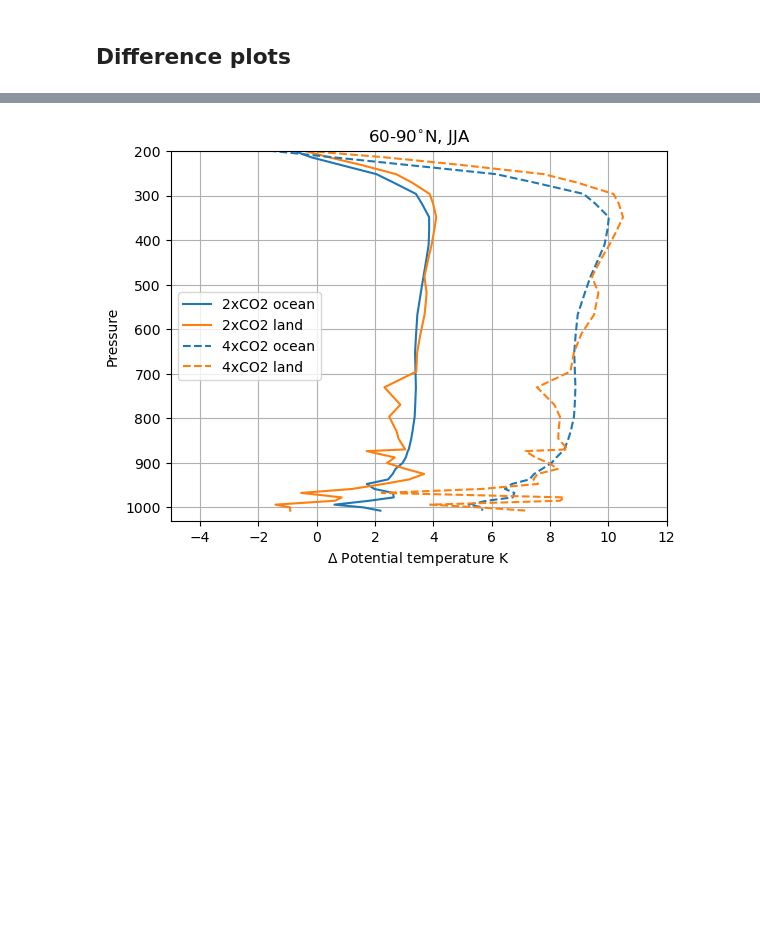
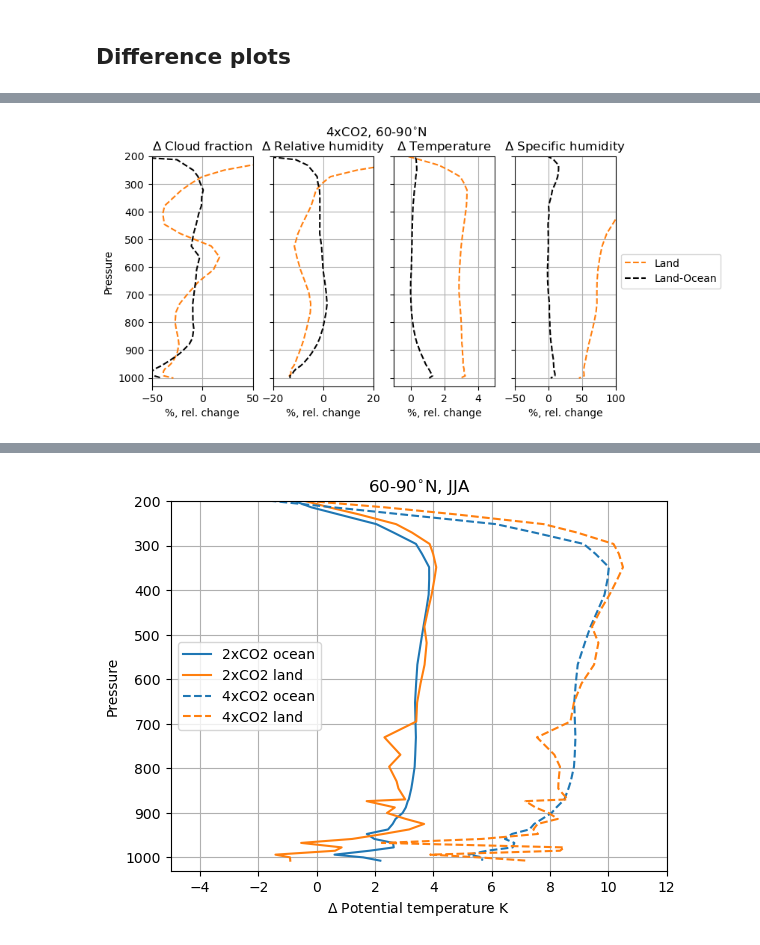
Before and after one commit to astridbg/arctic-cloud-feedbacks, a Jupyter notebook: vertical_profiles.ipynb, the cells around one changed output, grey strips where cells are left out. Cells and saved outputs as stored; diff of their text form; code cells hidden in the pictures; blank space fills up the shorter version.

```diff
--- a/vertical_profiles.ipynb
+++ b/vertical_profiles.ipynb
@@ -91,5 +124,5 @@ oceanmask = 1-landmask
 # %%
-maskdir = '/nird/projects/NS9600K/astridbg/arctic-cld-feedbacks/data/'
+maskdir = '/nird/datapeak/NS9600K/astridbg/arctic-cld-feedbacks/data/'
 tslice = slice('2040-01-01', '2069-12-31')
 
 ds_masks_piClim = xr.open_dataset(maskdir+'N1850_f19_tn14_noresm2_3_slf_output_20250529.camextra.concatfiles.nc')
@@ -105,6 +138,8 @@ icemask_4xCO2 = ds_masks_4xCO2['ICEFRAC'].sel(time=tslice).groupby('time.season'
 oceanmask_season = xr.broadcast(oceanmask, icemask_piClim.season)[0]
 openocean_piClim = oceanmask_season - icemask_piClim
 openocean_4xCO2 = oceanmask_season - icemask_4xCO2
+
+#openocean_strict = oceanmask - icemask_strict
 # %% [markdown]
 ## Create seasonal means
 # %%
@@ -232,0 +207,40 @@ plt.show()
+# %%
+ONLY_OPEN_OCEAN=True
+season = 'JJA'
+co2_conc = 'abrupt-4xCO2'
+Arctic_limit = 60
+vars = ['CLOUD','RELHUM','T','Q']
+xlims = [[-50,50], [-20,20], [-1,5], [-50,100]]
+names = ['Cloud fraction', 'Relative humidity', 'Temperature', 'Specific humidity']
+
+fig, axs = plt.subplots(1, 4, figsize=(8,4), sharey=True)
+fig.suptitle(co2_conc.split('-')[-1]+', '+str(Arctic_limit)+'-90$^{\circ}$N')
+
+for ax, var,xlim, name, unit in zip(axs.flatten(),vars, xlims, names, units):
+
+    Arctic_lnd_piClim = functions.computeWeightedMeanMasked(ds_seasons[var].sel(lat=slice(Arctic_limit, 90), season=season, co2_conc='piClim'), landmask.sel(lat=slice(Arctic_limit, 90)))
+    Arctic_lnd_per = functions.computeWeightedMeanMasked(ds_seasons[var].sel(lat=slice(Arctic_limit, 90), season=season, co2_conc=co2_conc), landmask.sel(lat=slice(Arctic_limit, 90)))
+    if ONLY_OPEN_OCEAN:
+        Arctic_ocn_piClim = functions.computeWeightedMeanMasked(ds_seasons[var].sel(lat=slice(Arctic_limit, 90), season=season, co2_conc='piClim'), openocean_piClim.sel(lat=slice(Arctic_limit, 90), season=season))
+        Arctic_ocn_per = functions.computeWeightedMeanMasked(ds_seasons[var].sel(lat=slice(Arctic_limit, 90), season=season, co2_conc=co2_conc), openocean_piClim.sel(lat=slice(Arctic_limit, 90), season=season))
+    else:
+        Arctic_ocn_piClim = functions.computeWeightedMeanMasked(ds_seasons[var].sel(lat=slice(Arctic_limit, 90), season=season, co2_conc='piClim'), oceanmask.sel(lat=slice(Arctic_limit, 90)))
+        Arctic_ocn_per = functions.computeWeightedMeanMasked(ds_seasons[var].sel(lat=slice(Arctic_limit, 90), season=season, co2_conc=co2_conc), oceanmask.sel(lat=slice(Arctic_limit, 90)))
+
+    d_lnd = (Arctic_lnd_per-Arctic_lnd_piClim)/Arctic_lnd_piClim*100
+    d_ocn = (Arctic_ocn_per-Arctic_ocn_piClim)/Arctic_ocn_piClim*100
+
+    ax.plot(d_lnd, ds_seasons.plev, color='tab:orange', linestyle = '--',label='Land')
+    ax.plot(d_lnd-d_ocn, ds_seasons.plev, color='black', linestyle = '--', label='Land-Ocean')
+
+
+    ax.set_ylim([1030,200])
+    ax.set_xlabel('%, rel. change')
+    ax.set_title('$\Delta$ '+name)
+    ax.set_xlim(xlim)
+    ax.grid()
+axs[0].set_ylabel('Pressure')
+ax.legend(loc='center left', bbox_to_anchor=(1, 0.5))
+plt.show()
+# %% [output]
+[figure, added]
```
Also changed, not shown: parts of 52 cells of this notebook, 4 other files.
